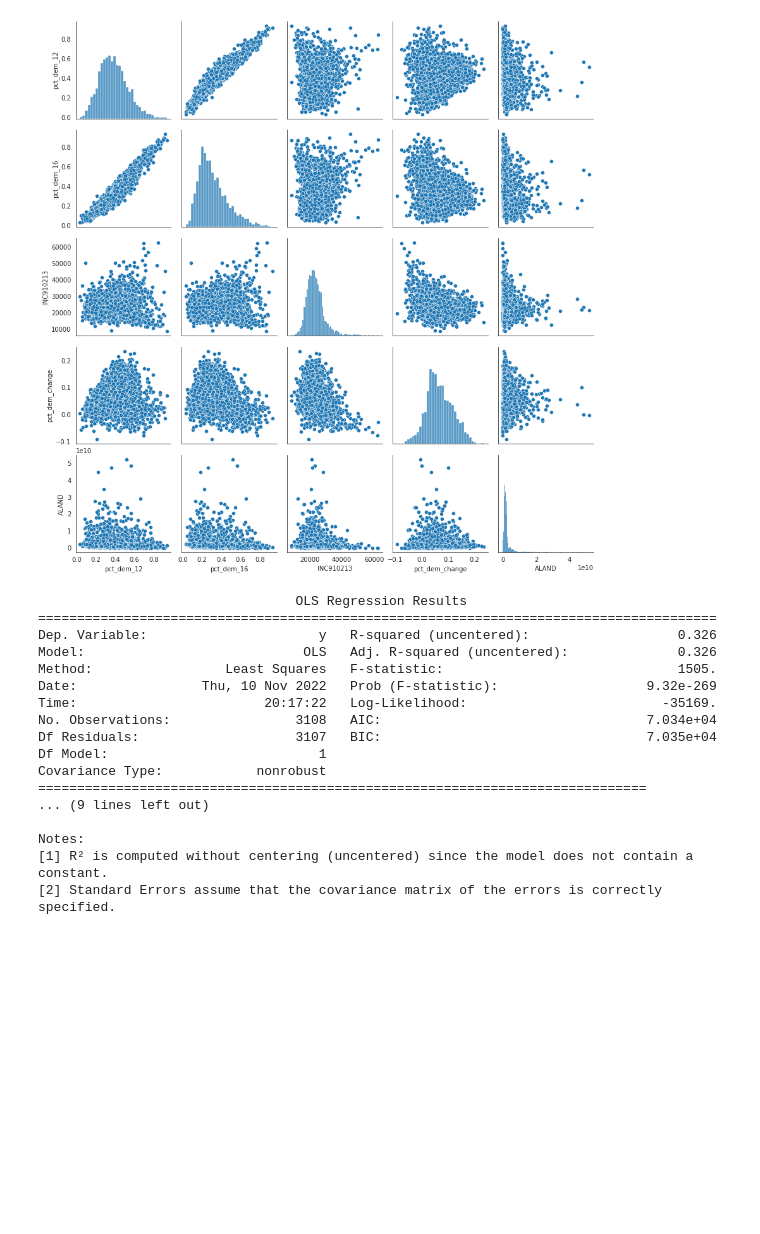
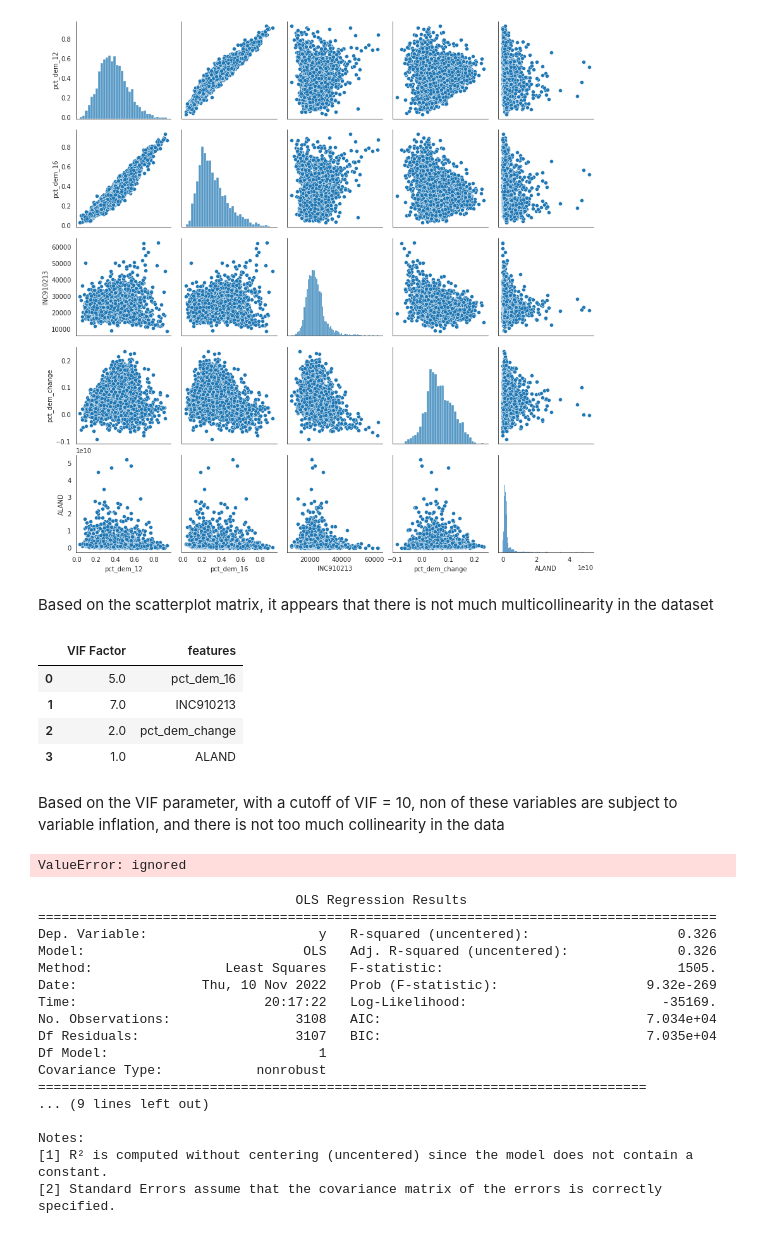
Before and after one commit to baedgert/EnvDatSci22, a Jupyter notebook: CodeSprints/autocorrelation_methods.ipynb, the cells around one changed output. Drawn from its saved outputs; the diff is of its cells as text; code cells hidden in the pictures; blank space fills up the shorter version.

```diff
--- a/CodeSprints/autocorrelation_methods.ipynb
+++ b/CodeSprints/autocorrelation_methods.ipynb
@@ -206,6 +205,34 @@ my_list
 # %% [output]
 ['pct_dem_12', 'pct_dem_16', 'INC910213', 'pct_dem_change', 'ALAND']
 [figure]
+# %% [markdown]
+Based on the scatterplot matrix, it appears that there is not much multicollinearity in the dataset
+# %%
+# VIF = 1/(1-R2) of pairwise OLS regression between two predictor variables
+# We can use a built-in fuction to calculate the VIF
+from statsmodels.stats.outliers_influence import variance_inflation_factor
+# Calculate VIF on the dataset
+vif = pd.DataFrame()
+vif["VIF Factor"] = [variance_inflation_factor(votes[my_list[1:5]].values, i) for i in range(votes[my_list[1:5]].shape[1])]
+vif["features"] = votes[my_list[1:5]].columns
+vif.round()
+# %% [output]
+|  | VIF Factor | features |
+| 0 | 5.0 | pct_dem_16 |
+| 1 | 7.0 | INC910213 |
+| 2 | 2.0 | pct_dem_change |
+| 3 | 1.0 | ALAND |
+# %% [markdown]
+Based on the VIF parameter, with a cutoff of VIF = 10, non of these variables are subject to variable inflation, and there is not too much collinearity in the data
+# %%
+# Calculate VIF on just per capita income and land area
+new_list = ['INC910213','ALAND']
+vif = pd.DataFrame()
+vif["VIF Factor"] = [variance_inflation_factor(votes[new_list[1:2]].values, i) for i in range(votes[new_list[1:2]].shape[1])]
+vif["features"] = votes[new_list[1:2]].columns
+vif.round()
+# %% [output]
+ValueError: ignored
 # %%
 ## Do it for county land area and per capita income (the last two) -> actually, calculate the VIF
 
```
Also changed, not shown: parts of 4 cells of this notebook.
